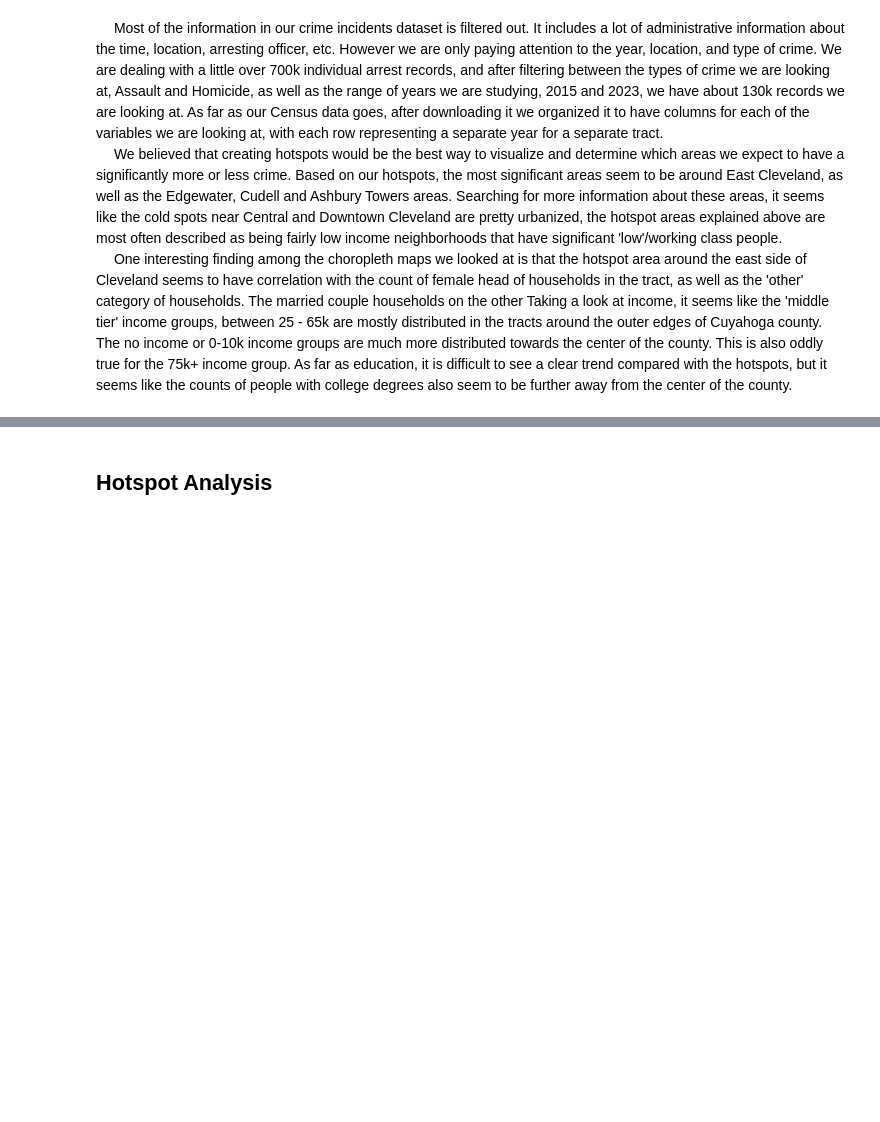
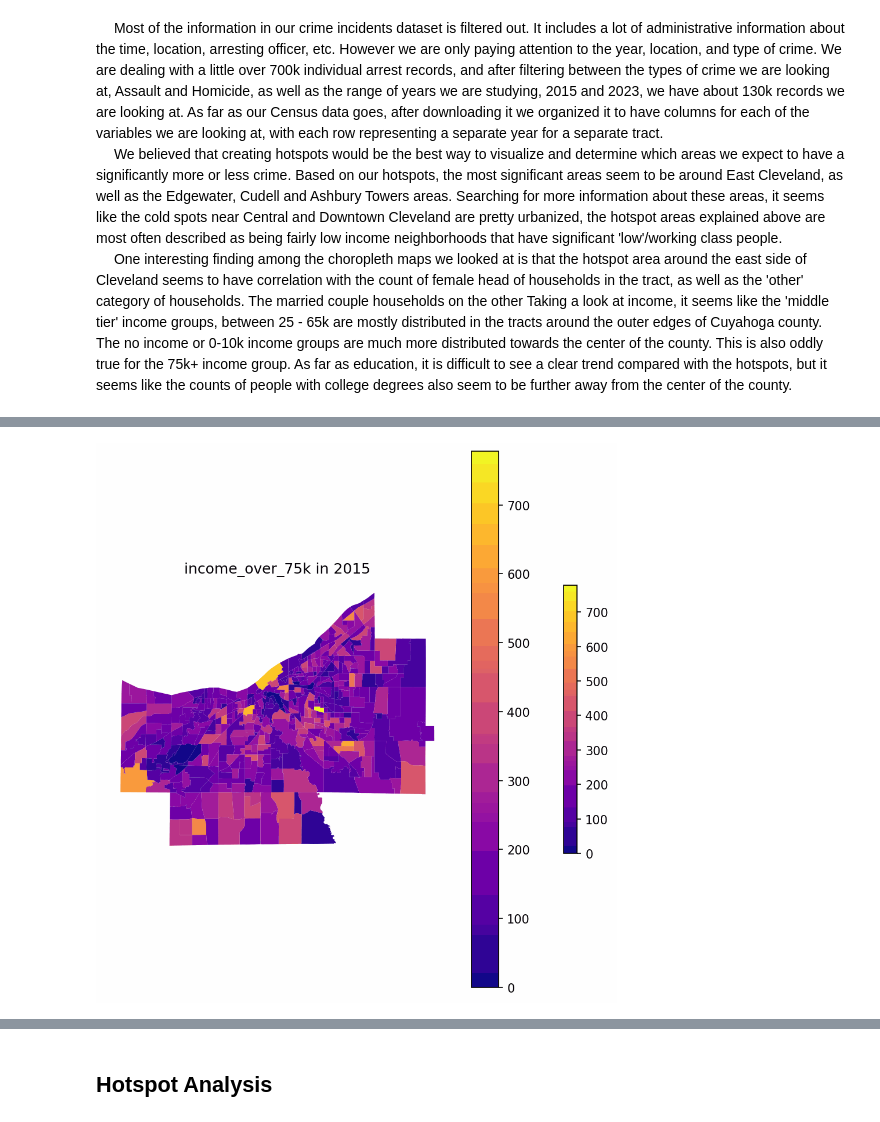
Before and after one commit to Neniflight/crime_forecast_in_cleveland, a Jupyter notebook: final_writeup.ipynb, the cells around one changed output, grey strips where cells are left out. Drawn from its saved outputs; the diff is of its cells as text; code cells hidden in the pictures; blank space fills up the shorter version.

```diff
--- a/final_writeup.ipynb
+++ b/final_writeup.ipynb
@@ -468,0 +477,5 @@ plt.hist(final_df['crime_count'], bins=15, edgecolor='black')
+# %%
+path = 'data\\maps\\income_over_75k.gif'
+Image(filename=path)
+# %% [output]
+[figure, added]
```
Also changed, not shown: parts of 4 cells of this notebook, 1 other file.
